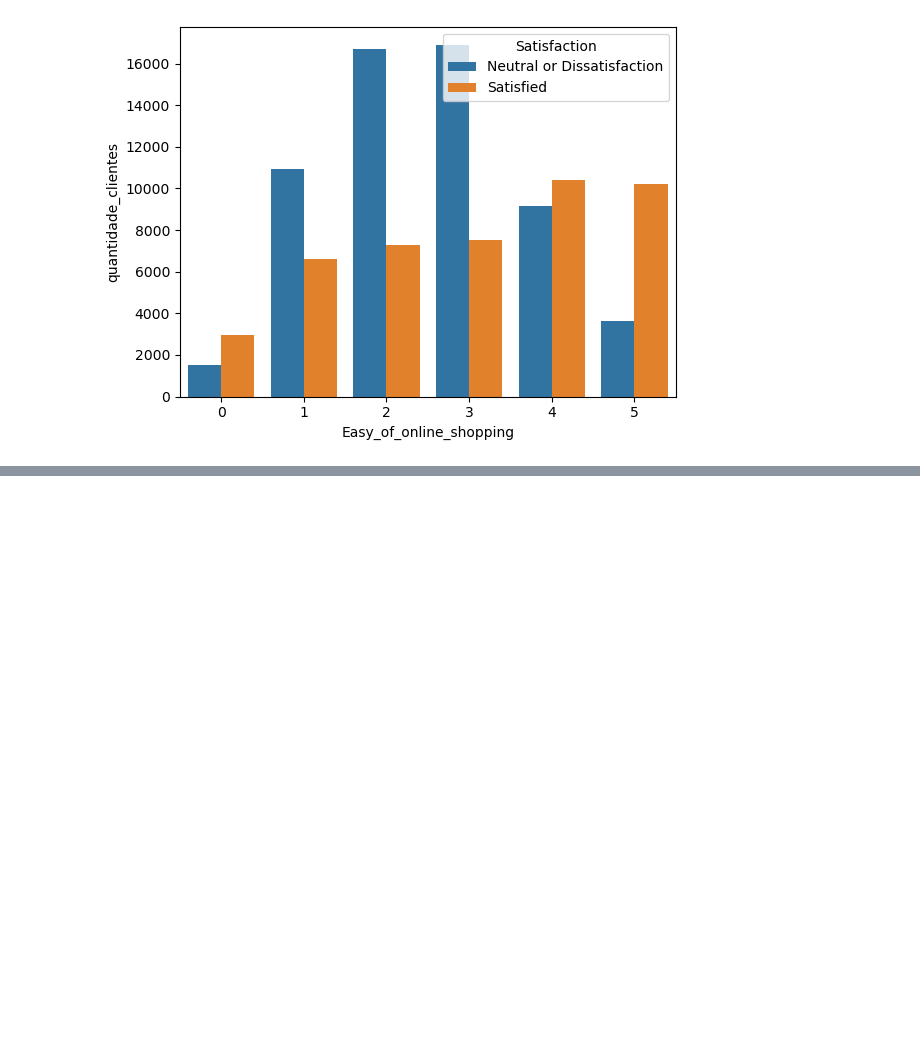
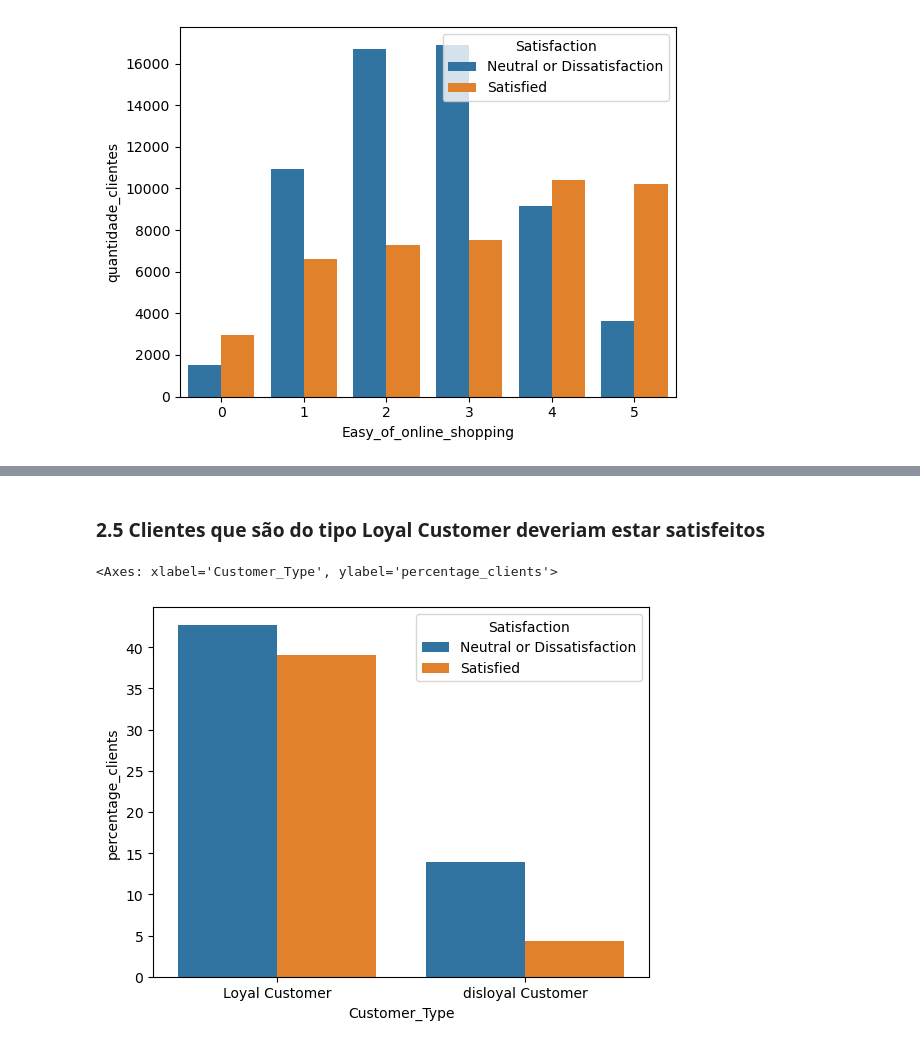
Before and after one commit to Lucas-Sobreira/Hackday_InStyle_Promoter_Score, a Jupyter notebook: projeto.ipynb, the cells around one changed output, grey strips where cells are left out. Cells and saved outputs as stored; diff of their text form; code cells hidden in the pictures; blank space fills up the shorter version.

```diff
--- a/projeto.ipynb
+++ b/projeto.ipynb
@@ -305,0 +325,13 @@ distancia_loja
+# %% [markdown]
+### 2.5 Clientes que são do tipo Loyal Customer deveriam estar satisfeitos
+# %%
+df_plot = df2[['id', 'Satisfaction', 'Customer_Type']].groupby(['Customer_Type', 'Satisfaction']).agg(
+                                                      quantidade_clientes = pd.NamedAgg('id', 'count')
+                                                      ).reset_index()
+
+df_plot['percentage_clients'] = (df_plot['quantidade_clientes'] / df2.shape[0]) * 100
+
+sns.barplot(x='Customer_Type', y='percentage_clients', data=df_plot, hue='Satisfaction')
+# %% [output]
+<Axes: xlabel='Customer_Type', ylabel='percentage_clients'>
+[figure, added]
```
Also changed, not shown: parts of 20 cells of this notebook.
